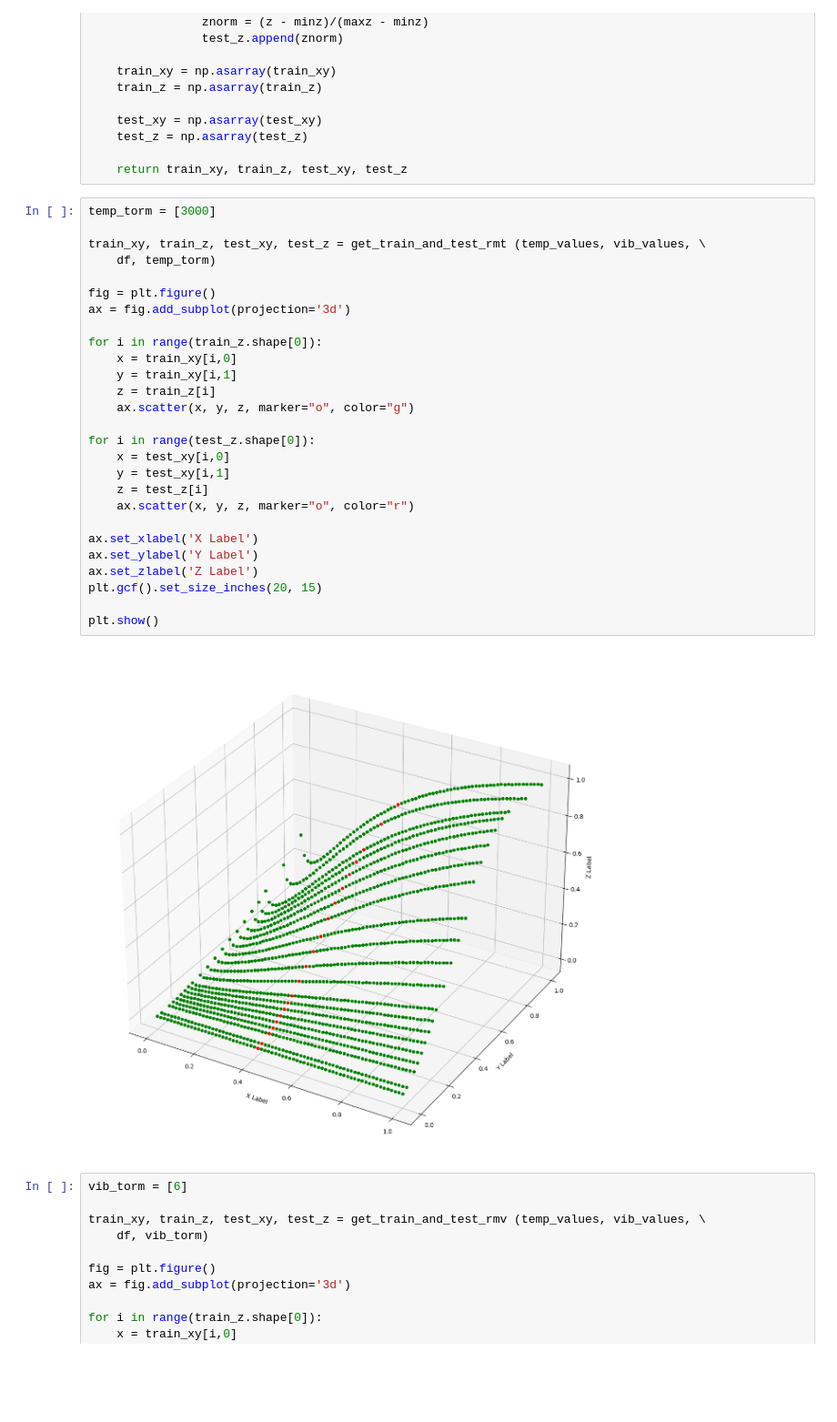
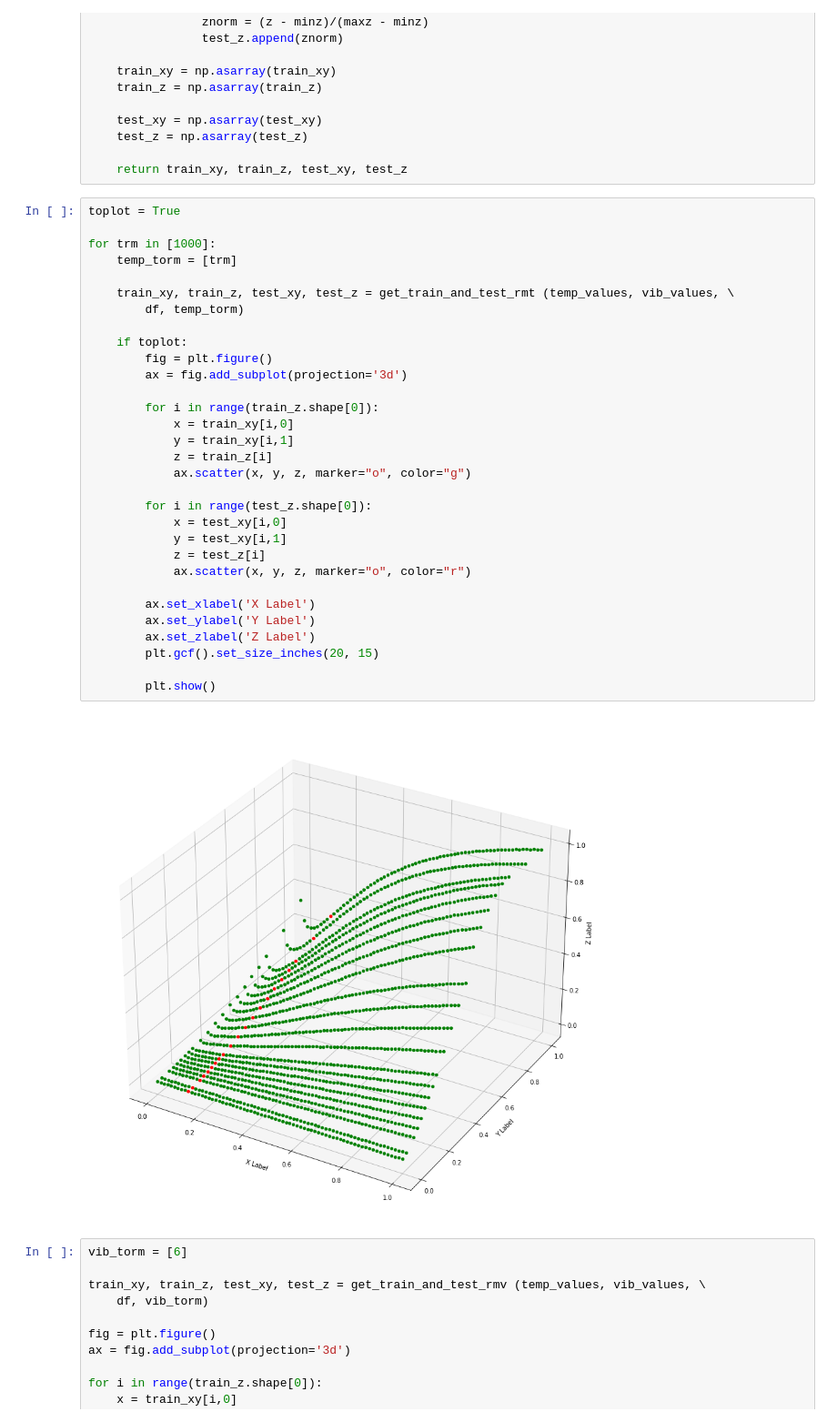
Before and after one commit to lstorchi/CurveFittingML, a Jupyter notebook: fittingviaGP_2D.ipynb, the cells around one changed output. Shown at 91% size. Saved outputs shown, nothing was run; the diff lists cells and outputs as text; blank space fills up the shorter version.

```diff
--- a/fittingviaGP_2D.ipynb
+++ b/fittingviaGP_2D.ipynb
@@ -340,34 +337,38 @@ def get_train_and_test_rmv (temp_values, vib_values, df, \
 
     return train_xy, train_z, test_xy, test_z
 # %%
-temp_torm = [3000]
+toplot = True
 
-train_xy, train_z, test_xy, test_z = get_train_and_test_rmt (temp_values, vib_values, \
-    df, temp_torm)
+for trm in [1000]:
+    temp_torm = [trm]
 
-fig = plt.figure()
-ax = fig.add_subplot(projection='3d')
+    train_xy, train_z, test_xy, test_z = get_train_and_test_rmt (temp_values, vib_values, \
+        df, temp_torm)
 
-for i in range(train_z.shape[0]):
-    x = train_xy[i,0]
-    y = train_xy[i,1]
-    z = train_z[i]
-    ax.scatter(x, y, z, marker="o", color="g")
+    if toplot:
+        fig = plt.figure()
+        ax = fig.add_subplot(projection='3d')
 
-for i in range(test_z.shape[0]):
-    x = test_xy[i,0]
-    y = test_xy[i,1]
-    z = test_z[i]
-    ax.scatter(x, y, z, marker="o", color="r")
+        for i in range(train_z.shape[0]):
+            x = train_xy[i,0]
+            y = train_xy[i,1]
+            z = train_z[i]
+            ax.scatter(x, y, z, marker="o", color="g")
 
-ax.set_xlabel('X Label')
-ax.set_ylabel('Y Label')
-ax.set_zlabel('Z Label')
-plt.gcf().set_size_inches(20, 15)
+        for i in range(test_z.shape[0]):
+            x = test_xy[i,0]
+            y = test_xy[i,1]
+            z = test_z[i]
+            ax.scatter(x, y, z, marker="o", color="r")
 
-plt.show()
+        ax.set_xlabel('X Label')
+        ax.set_ylabel('Y Label')
+        ax.set_zlabel('Z Label')
+        plt.gcf().set_size_inches(20, 15)
+
+        plt.show()
 # %% [output]
-[figure, old version]
+[figure, new version]
 # %%
 vib_torm = [6]
 
```
Also changed, not shown: parts of 4 cells of this notebook.
